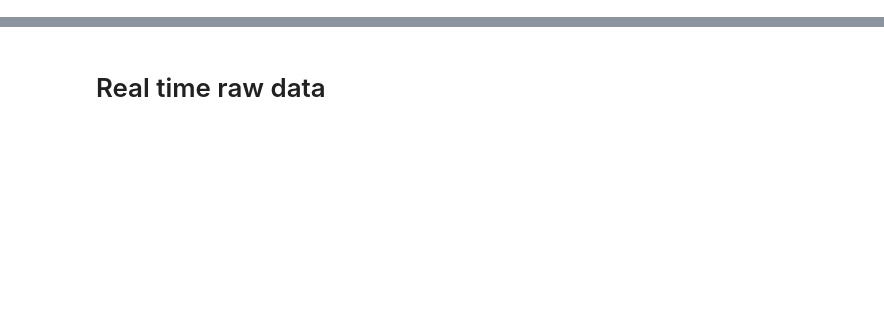
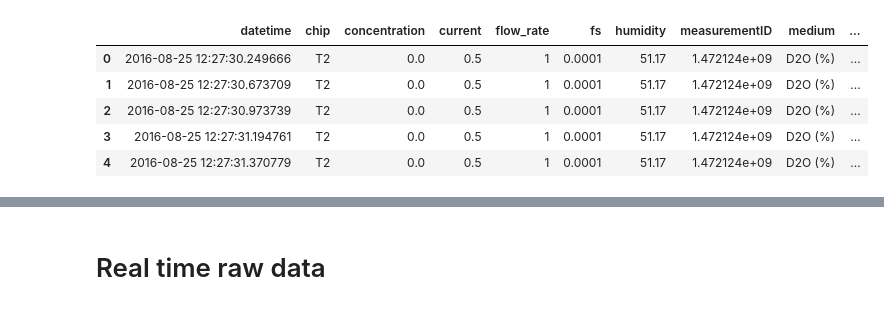
Before and after one commit to mn14tm/FlowCellPicoscope, a Jupyter notebook: Examples/h5Analysis_reflectanceStandards.ipynb, the cells around one changed output, grey strips where cells are left out. Saved outputs shown, nothing was run; the diff lists cells and outputs as text; code cells hidden in the pictures; blank space fills up the shorter version.

```diff
--- a/Examples/h5Analysis_reflectanceStandards.ipynb
+++ b/Examples/h5Analysis_reflectanceStandards.ipynb
@@ -14,9 +14,19 @@ from collections import OrderedDict
 %matplotlib notebook
 # %%
 # Load HDF file
-folder = 'T26_reflectance_standard'
-data_folder = 'Z:/LabOnChip/Data/'  # '../Data/'
-df = pd.HDFStore(data_folder + str(folder) +'/analysis.h5')['df']
+folder = 'T2_d20_water'
+data_folder = '../Data/'
+df = pd.HDFStore(data_folder + str(folder) +'/drop5.h5')['df']
 
 # Create column for time since start of measurement
 df['delta'] = (df['datetime']-df['datetime'][0]).fillna(0).astype('timedelta64[us]')/(1E6*60)
+
+df.head()
+# df.info()
+# %% [output]
+|  | datetime | chip | concentration | current | flow_rate | fs | humidity | measurementID | medium | ... |
+| 0 | 2016-08-25 12:27:30.249666 | T2 | 0.0 | 0.5 | 1 | 0.0001 | 51.17 | 1.472124e+09 | D2O (%) | ... |
+| 1 | 2016-08-25 12:27:30.673709 | T2 | 0.0 | 0.5 | 1 | 0.0001 | 51.17 | 1.472124e+09 | D2O (%) | ... |
+| 2 | 2016-08-25 12:27:30.973739 | T2 | 0.0 | 0.5 | 1 | 0.0001 | 51.17 | 1.472124e+09 | D2O (%) | ... |
+| 3 | 2016-08-25 12:27:31.194761 | T2 | 0.0 | 0.5 | 1 | 0.0001 | 51.17 | 1.472124e+09 | D2O (%) | ... |
+| 4 | 2016-08-25 12:27:31.370779 | T2 | 0.0 | 0.5 | 1 | 0.0001 | 51.17 | 1.472124e+09 | D2O (%) | ... |
```
Also changed, not shown: parts of 18 cells of this notebook, 27 other files.
